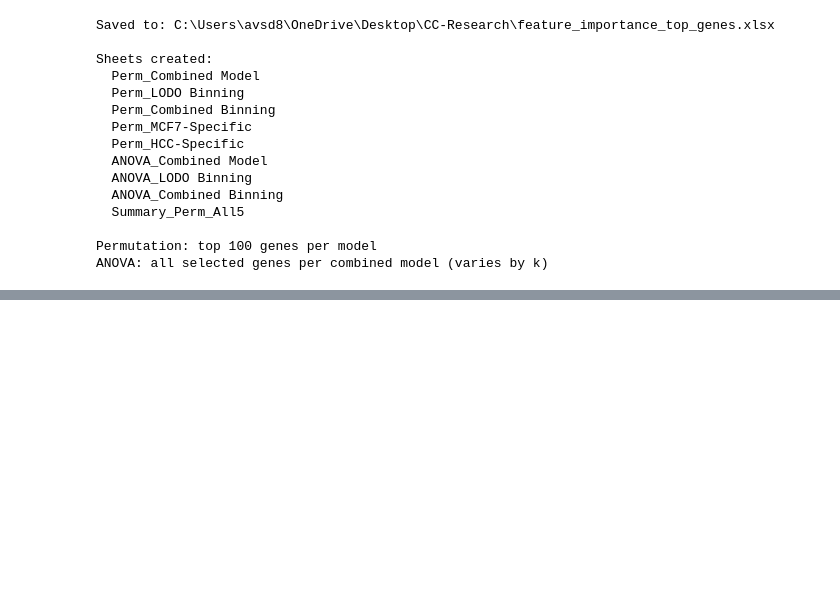
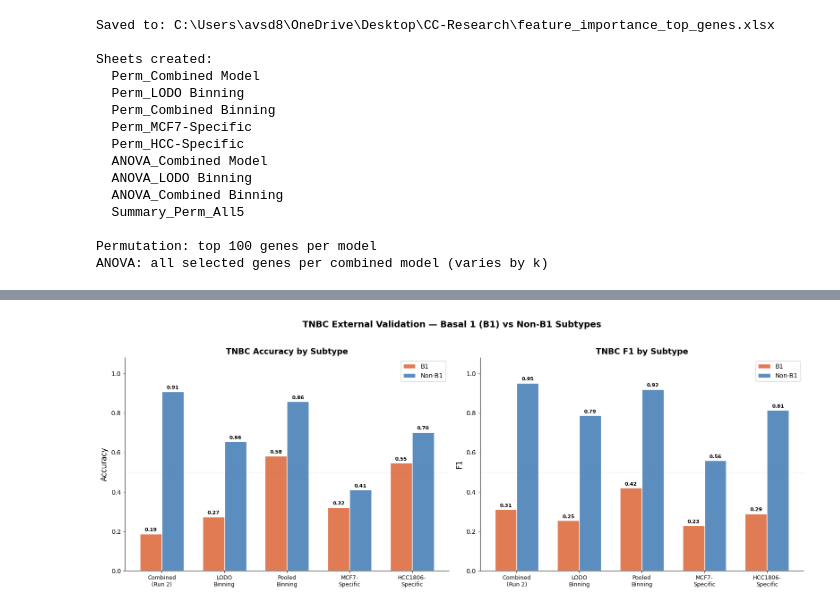
Before and after one commit to ranbirdaefler/CC-Research, a Jupyter notebook: Combined_CellLine_Model.ipynb, the cells around one changed output, grey strips where cells are left out. Drawn from its saved outputs; the diff is of its cells as text; code cells hidden in the pictures; blank space fills up the shorter version.

```diff
--- a/Combined_CellLine_Model.ipynb
+++ b/Combined_CellLine_Model.ipynb
@@ -4341,0 +5305,90 @@ ANOVA: all selected genes per combined model (varies by k)
+# %%
+# =============================================================================
+# E.7  TNBC SUBTYPE ANALYSIS (B1 vs Non-B1)
+# =============================================================================
+
+import pandas as pd
+import numpy as np
+import matplotlib.pyplot as plt
+from sklearn.metrics import accuracy_score, f1_score
+
+excel_path = r"C:\Users\avsd8\OneDrive\Desktop\CC-Research\external_validation_results.xlsx"
+
+model_sheets = {
+    "Combined (Run 2)": "Combined_Run_2",
+    "LODO Binning": "LODO_Binning",
+    "Pooled Binning": "Pooled_Binning",
+    "MCF7-Specific": "MCF7-Specific",
+    "HCC1806-Specific": "HCC1806-Specific",
+}
+model_order = list(model_sheets.keys())
+short_names = ["Combined\n(Run 2)", "LODO\nBinning", "Pooled\nBinning",
+               "MCF7-\nSpecific", "HCC1806-\nSpecific"]
+
+# Collect per-subtype metrics
+subtype_rows = []
+for mname in model_order:
+    df = pd.read_excel(excel_path, sheet_name=model_sheets[mname])
+    tnbc = df[df["Dataset"] == "TNBC"].copy()
+    for st in tnbc["Subtype"].dropna().unique():
+        sub = tnbc[tnbc["Subtype"] == st]
+        subtype_rows.append({
+            "Model": mname, "Subtype": st,
+            "N_cells": len(sub),
+            "Accuracy": accuracy_score(sub["True_Label"], sub["Predicted_Label"]),
+            "F1": f1_score(sub["True_Label"], sub["Predicted_Label"]),
+            "Pct_Hypoxic_True": sub["True_Label"].mean(),
+            "Pct_Hypoxic_Pred": sub["Predicted_Label"].mean(),
+        })
+
+df_sub = pd.DataFrame(subtype_rows)
+
+# Print table
+print("TNBC Subtype Performance:\n")
+print(df_sub.to_string(index=False))
+
+# ── Plot: grouped bars Accuracy & F1 by subtype ─────────────────────────────
+fig, axes = plt.subplots(1, 2, figsize=(16, 6))
+subtypes = sorted(df_sub["Subtype"].unique())
+palette_sub = {"B1": "#E07B54", "Non-B1": "#5B8DBE"}
+
+for ax, metric in zip(axes, ["Accuracy", "F1"]):
+    x = np.arange(len(model_order))
+    w = 0.35
+
+    for k, st in enumerate(subtypes):
+        vals = [df_sub.loc[(df_sub["Model"]==m) & (df_sub["Subtype"]==st), metric].values[0]
+                for m in model_order]
+        offset = -w/2 + k * w
+        bars = ax.bar(x + offset, vals, w, label=st, color=palette_sub[st], edgecolor="white")
+        for bar in bars:
+            h = bar.get_height()
+            ax.text(bar.get_x() + bar.get_width()/2, h + 0.008, f"{h:.2f}",
+                    ha="center", va="bottom", fontsize=8, fontweight="bold")
+
+    ax.set_xticks(x)
+    ax.set_xticklabels(short_names, fontsize=9)
+    ax.set_ylabel(metric, fontsize=12)
+    ax.set_title(f"TNBC {metric} by Subtype", fontsize=13, fontweight="bold")
+    ax.axhline(0.5, color="grey", linestyle="--", linewidth=0.8, alpha=0.6)
+    ax.set_ylim(0, 1.08)
+    ax.legend(fontsize=10)
+    ax.spines["top"].set_visible(False)
+    ax.spines["right"].set_visible(False)
+
+fig.suptitle("TNBC External Validation — Basal 1 (B1) vs Non-B1 Subtypes",
+             fontsize=14, fontweight="bold", y=1.02)
+plt.tight_layout()
+plt.savefig(r"C:\Users\avsd8\OneDrive\Desktop\CC-Research\Figures\ext_val_tnbc_subtype.png",
+            dpi=300, bbox_inches="tight")
+plt.show()
+
+# ── Bonus: prediction balance by subtype ─────────────────────────────────────
+print("\nPrediction balance by subtype:")
+for st in subtypes:
+    sub = df_sub[df_sub["Subtype"] == st]
+    print(f"\n  {st}:")
+    for _, row in sub.iterrows():
+        print(f"    {row['Model']}: true_hypo={row['Pct_Hypoxic_True']:.2f}, "
+              f"pred_hypo={row['Pct_Hypoxic_Pred']:.2f}, acc={row['Accuracy']:.3f}")
+# %% [output]
@@ -4341,0 +5408 @@ ANOVA: all selected genes per combined model (varies by k)
+[figure, added]
```
Also changed, not shown: parts of 8 cells of this notebook, 12 other files.
